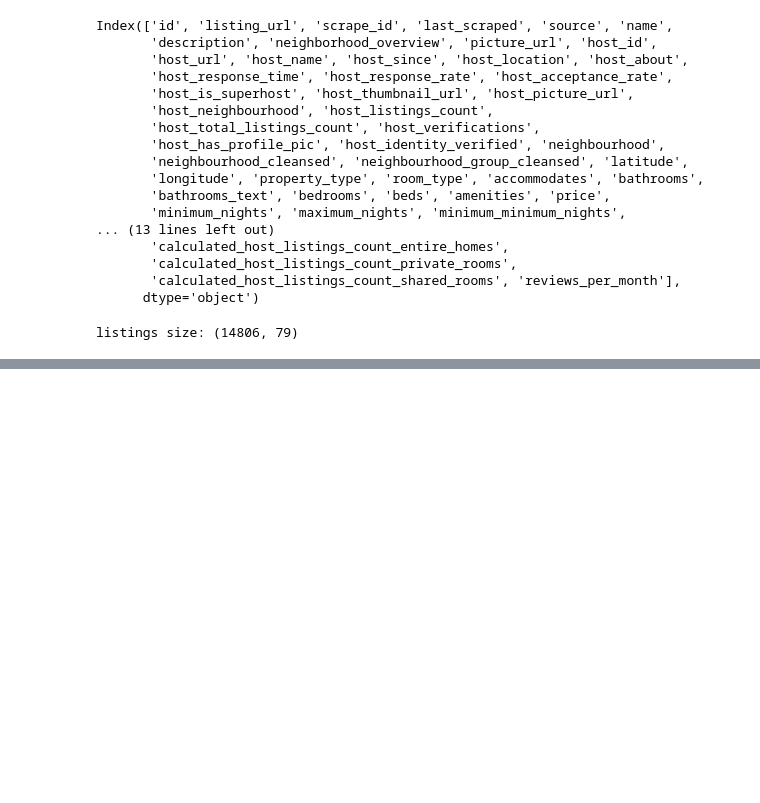
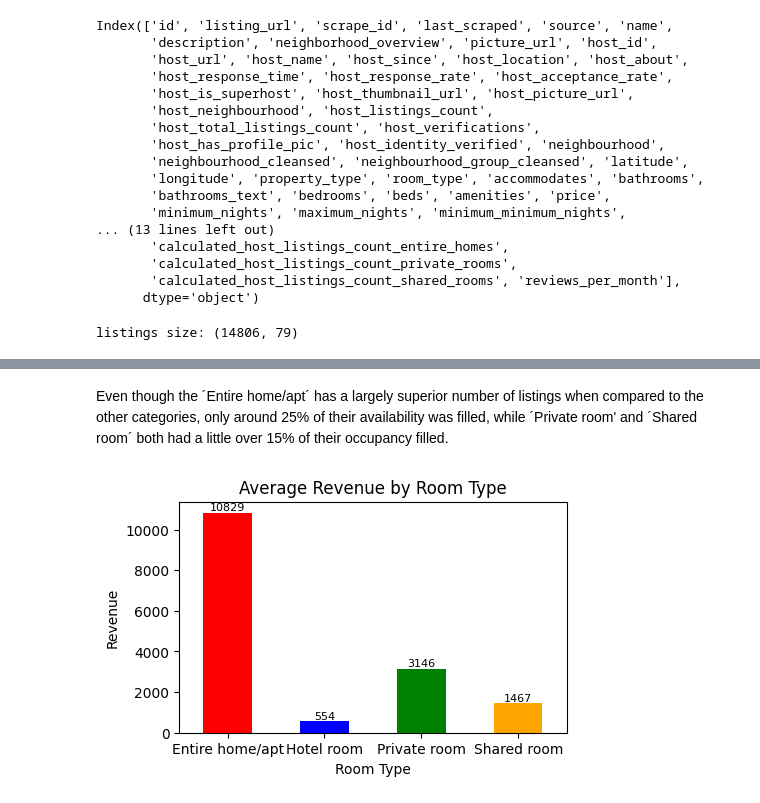
Before and after one commit to wilson-inacio/Airbnb-in-Porto, a Jupyter notebook: Airbnb in Porto.ipynb, the cells around one changed output, grey strips where cells are left out. Drawn from its saved outputs; the diff is of its cells as text; code cells hidden in the pictures; blank space fills up the shorter version.

```diff
--- a/Airbnb in Porto.ipynb
+++ b/Airbnb in Porto.ipynb
@@ -58,0 +309,25 @@ Due to the ammount of information, especially in `listings`, I'm going to drop s
+# %% [markdown]
+Even though the ´Entire home/apt´ has a largely superior number of listings when compared to the other categories, only around 25% of their availability was filled, while ´Private room' and ´Shared room´ both had a little over 15% of their occupancy filled.
+# %%
+# Calculating the average revenue by room type
+revenue_room_type = listings.groupby('room_type')['estimated_revenue_l365d'].mean()
+
+fig3 = plt.figure(figsize=(5,3))
+ax = revenue_room_type.plot(kind = 'bar', color = ['red', 'blue', 'green', 'orange'])
+plt.tick_params(axis = 'x', rotation=0)
+plt.title('Average Revenue by Room Type')
+plt.xlabel('Room Type')
+plt.ylabel('Revenue')
+
+# Add values above bars
+for p in ax.patches:
+    ax.annotate(
+        f"{p.get_height():.0f}",
+        (p.get_x() + p.get_width() / 2, p.get_height()),
+        ha='center',
+        va='bottom', size = 8
+    )
+
+plt.show()
+# %% [output]
+[figure, added]
```
Also changed, not shown: parts of 27 cells of this notebook.
